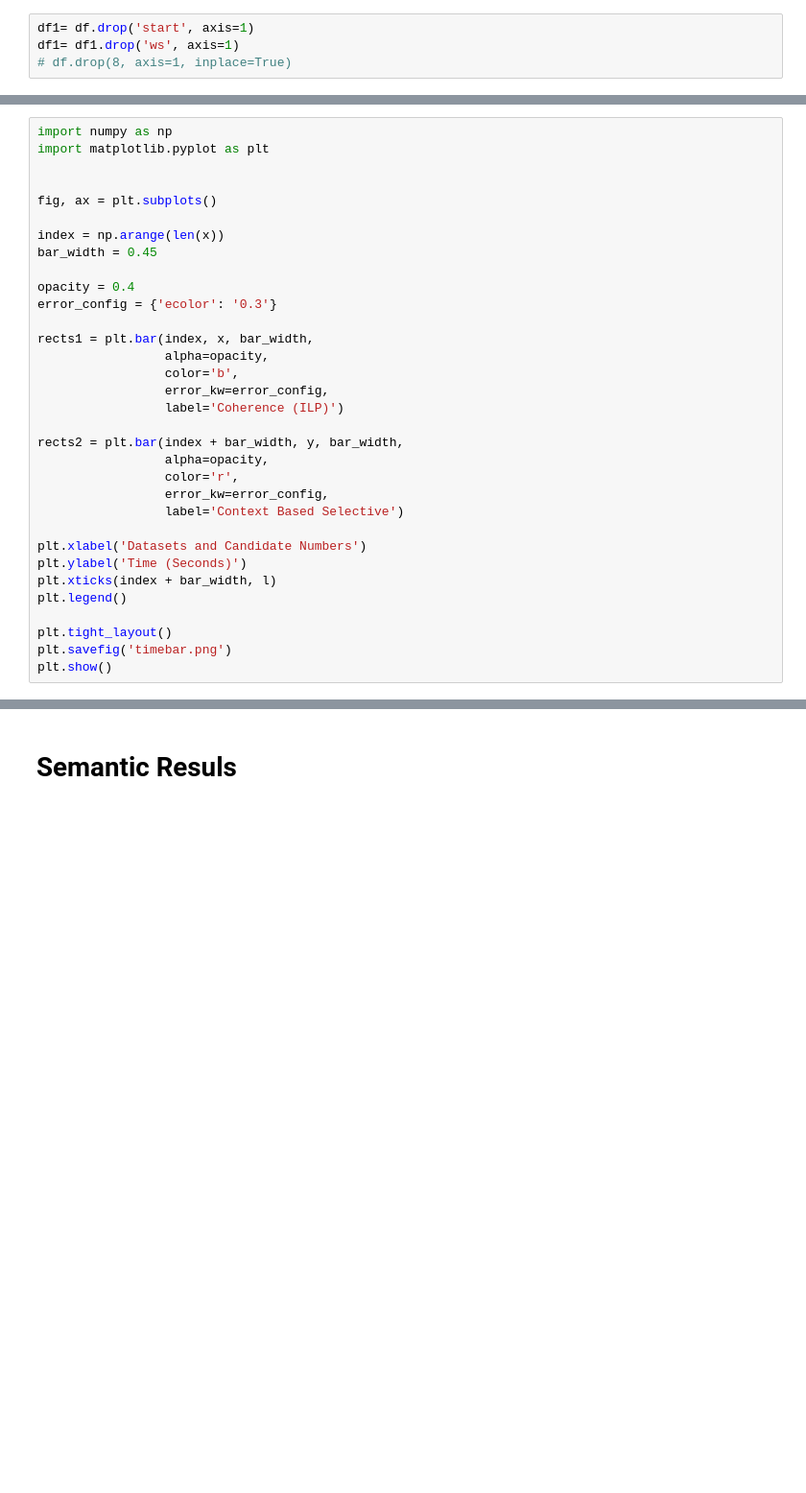
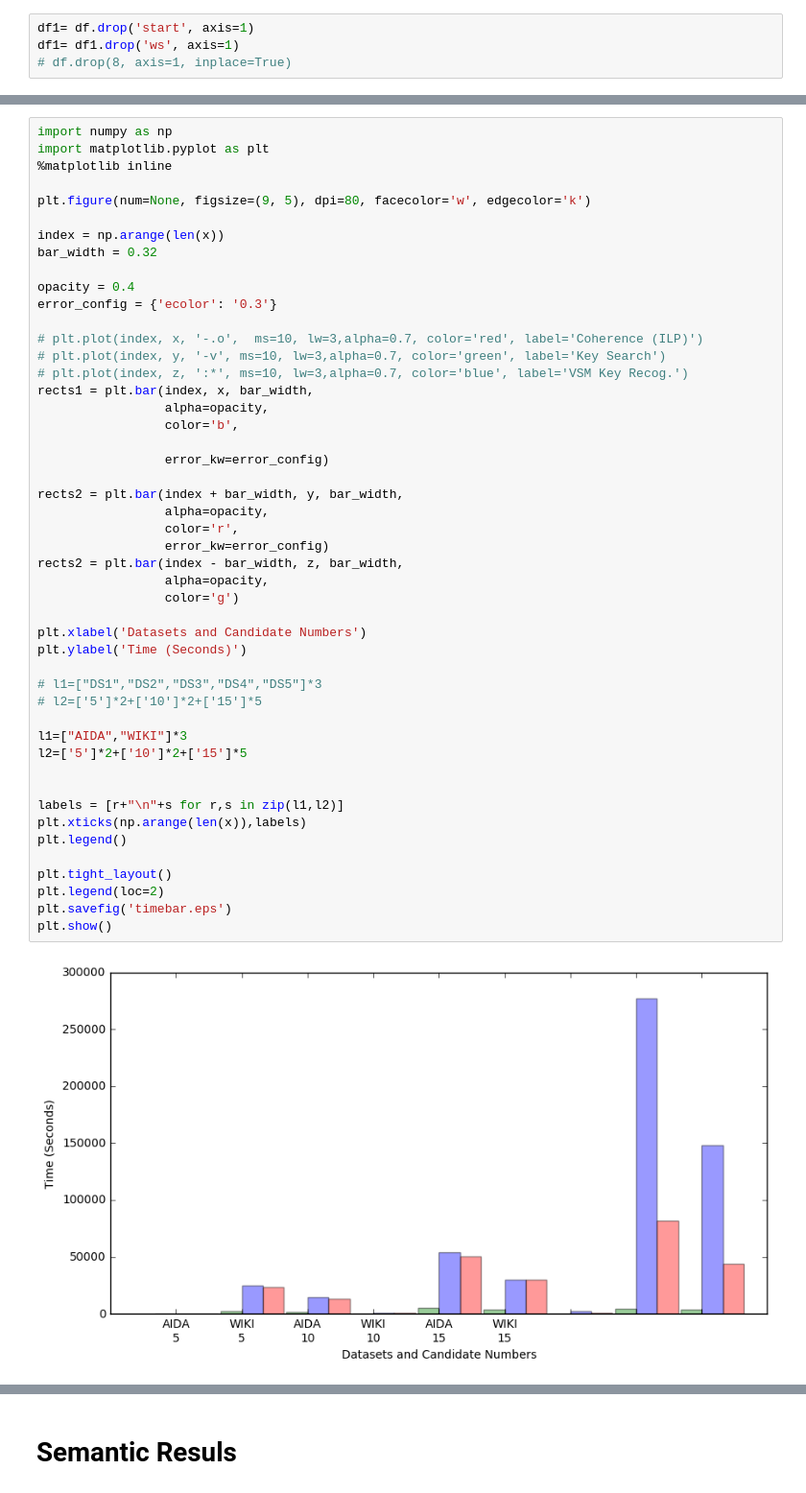
Before and after one commit to mozhgans/wikisim, a Jupyter notebook: wsd/codepieces.ipynb, the cells around one changed output, grey strips where cells are left out. Shown: that part at 96% size. Cells and saved outputs as stored; diff of their text form; blank space fills up the shorter version.

```diff
--- a/wsd/codepieces.ipynb
+++ b/wsd/codepieces.ipynb
@@ -182,33 +470,50 @@ l
 # %%
 import numpy as np
 import matplotlib.pyplot as plt
+%matplotlib inline
 
-
-fig, ax = plt.subplots()
+plt.figure(num=None, figsize=(9, 5), dpi=80, facecolor='w', edgecolor='k')
 
 index = np.arange(len(x))
-bar_width = 0.45
+bar_width = 0.32
 
 opacity = 0.4
 error_config = {'ecolor': '0.3'}
 
+# plt.plot(index, x, '-.o',  ms=10, lw=3,alpha=0.7, color='red', label='Coherence (ILP)')
+# plt.plot(index, y, '-v', ms=10, lw=3,alpha=0.7, color='green', label='Key Search')
+# plt.plot(index, z, ':*', ms=10, lw=3,alpha=0.7, color='blue', label='VSM Key Recog.')
 rects1 = plt.bar(index, x, bar_width,
                  alpha=opacity,
                  color='b',
-                 error_kw=error_config,
-                 label='Coherence (ILP)')
+
+                 error_kw=error_config)
 
 rects2 = plt.bar(index + bar_width, y, bar_width,
                  alpha=opacity,
                  color='r',
-                 error_kw=error_config,
-                 label='Context Based Selective')
+                 error_kw=error_config)
+rects2 = plt.bar(index - bar_width, z, bar_width,
+                 alpha=opacity,
+                 color='g')
 
 plt.xlabel('Datasets and Candidate Numbers')
 plt.ylabel('Time (Seconds)')
-plt.xticks(index + bar_width, l)
+
+# l1=["DS1","DS2","DS3","DS4","DS5"]*3
+# l2=['5']*2+['10']*2+['15']*5
+
+l1=["AIDA","WIKI"]*3
+l2=['5']*2+['10']*2+['15']*5
+
+
+labels = [r+"\n"+s for r,s in zip(l1,l2)]
+plt.xticks(np.arange(len(x)),labels)
 plt.legend()
 
 plt.tight_layout()
-plt.savefig('timebar.png')
+plt.legend(loc=2)
+plt.savefig('timebar.eps')
 plt.show()
+# %% [output]
+[figure, added]
```
Also changed, not shown: parts of 42 cells of this notebook, 18 other files.
